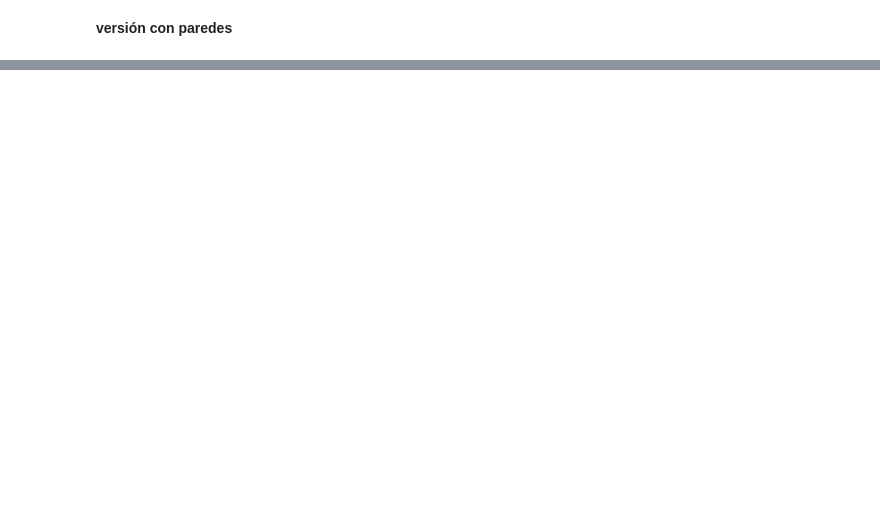
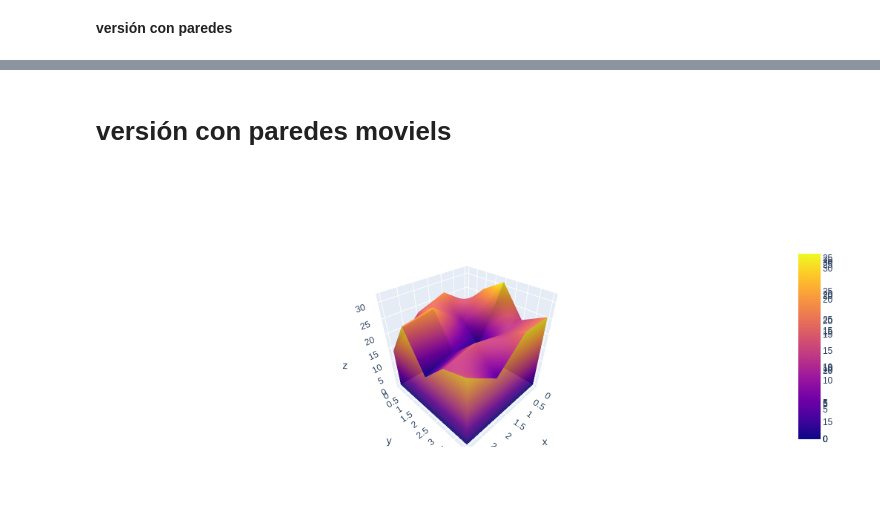
Before and after one commit to agustindangelo/alggeneticos, a Jupyter notebook: tp-fractales/terrenos_interactivos.ipynb, the cells around one changed output, grey strips where cells are left out. Drawn from its saved outputs; the diff is of its cells as text; code cells hidden in the pictures; blank space fills up the shorter version.

```diff
--- a/tp-fractales/terrenos_interactivos.ipynb
+++ b/tp-fractales/terrenos_interactivos.ipynb
@@ -576,0 +552,2 @@ for j in range(len(Z)):
+# %% [markdown]
+# versión con paredes moviels
@@ -576,0 +697,45 @@ for j in range(len(Z)):
+# %%
+Z = generar_terreno(
+        tamaño=(5, 5),
+        altura_min=2,
+        altura_max=35,
+        variabilidad=50/100,
+        semilla=0
+)
+longitud = 5
+iteracion = 1
+superficies = [go.Surface(z = Z[: , : - iteracion])]
+fila_de_ceros = np.full(longitud, 0)
+fila_de_valor_limite = np.full(longitud, longitud-1)
+fila_lineal = np.linspace(0, longitud-1, longitud)
+max_r = np.linspace(9,9,10)
+lin_r = np.linspace(0,9,10)
+
+#   ---------- Pared 1:
+x = np.array([fila_de_ceros, fila_de_ceros])
+y = np.array([fila_lineal, fila_lineal])
+z = np.array([fila_de_ceros, Z[:,0]])
+
+superficies.append(go.Surface(x=x, y=y, z=z, opacity = 0.9))
+#   ---------- Pared 2:
+x = np.array([fila_lineal[:-iteracion], fila_lineal[:-iteracion]])
+y = np.array([fila_de_ceros[:-iteracion], fila_de_ceros[:-iteracion]])
+z = np.array([fila_de_ceros[:-iteracion], Z[0,:][:-iteracion]])
+superficies.append(go.Surface(x=x, y=y, z=z, opacity = 0.9))
+#   ---------- Pared 3:
+x = np.array([fila_lineal[:-iteracion], fila_lineal[:-iteracion]])
+y = np.array([fila_de_valor_limite[:-iteracion], fila_de_valor_limite[:-iteracion]])
+z = np.array([fila_de_ceros[:-iteracion], Z[longitud-1,:][:-iteracion]])
+
+superficies.append(go.Surface(x=x, y=y, z=z, opacity = 0.9))
+#   ---------- Pared 4:
+x = np.array([fila_de_valor_limite - iteracion, fila_de_valor_limite - iteracion])
+y = np.array([fila_lineal, fila_lineal])
+z = np.array([fila_de_ceros, Z[:, -iteracion-1]])
+
+superficies.append(go.Surface(x=x, y=y, z=z, opacity = 0.9))
+
+fig = go.Figure(data = superficies)
+fig.show()
+# %% [output]
+[figure, added]
```
Also changed, not shown: parts of 15 cells of this notebook, 3 other files.
